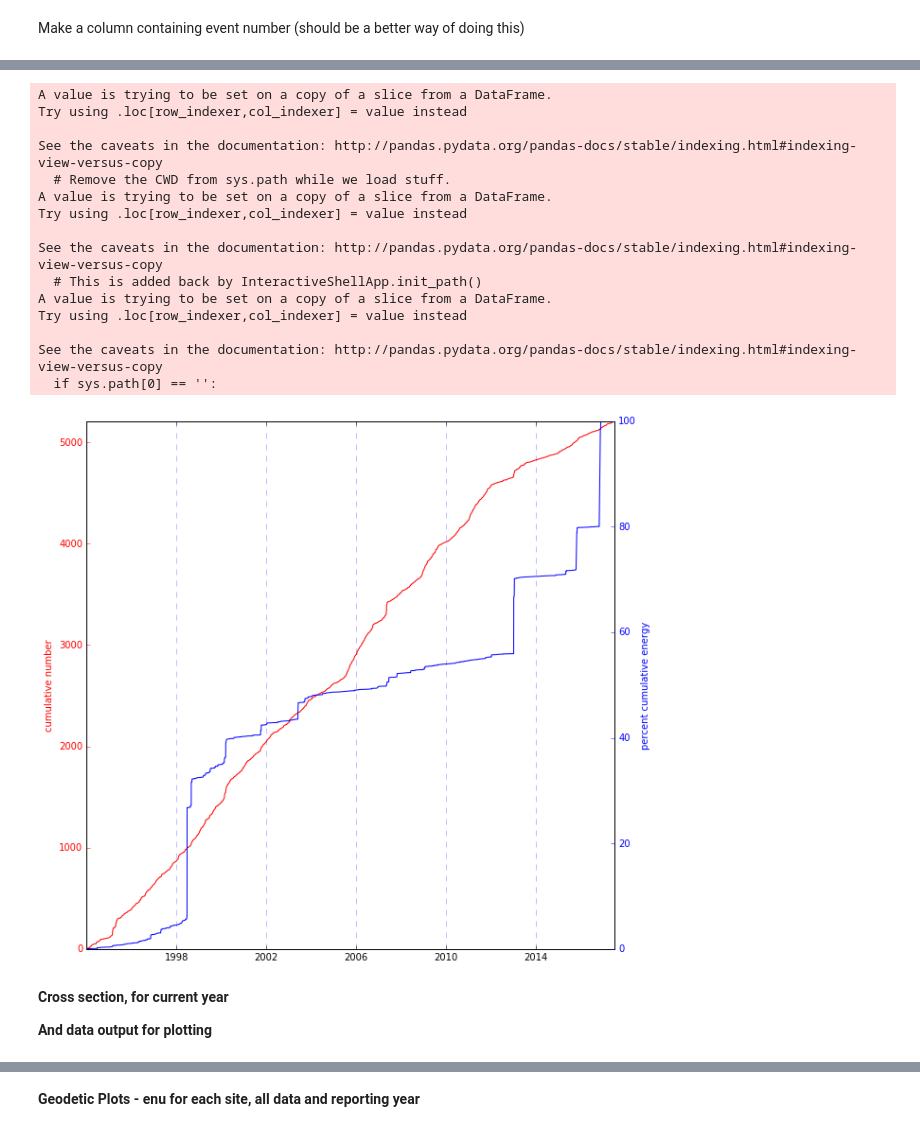
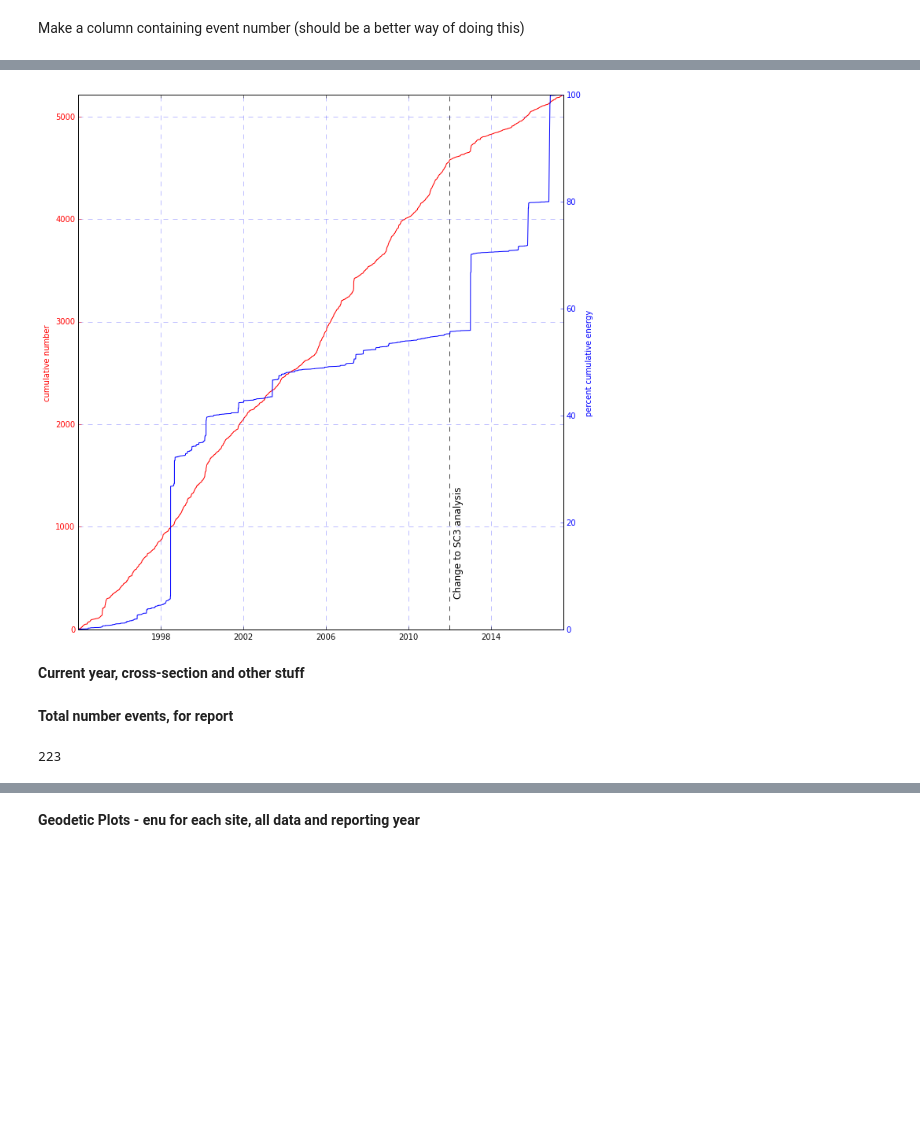
Before and after one commit to rumachan/iPythonNotebooks, a Jupyter notebook: taranaki_trc_report.ipynb, the cells around one changed output, grey strips where cells are left out. Saved outputs shown, nothing was run; the diff lists cells and outputs as text; code cells hidden in the pictures; blank space fills up the shorter version.

```diff
--- a/taranaki_trc_report.ipynb
+++ b/taranaki_trc_report.ipynb
@@ -89,39 +292,27 @@ nmax = eqs50['evnum'].iloc[-1]
 # %%
 fig = plt.figure(figsize=(10,10))
 ax = fig.add_subplot(111)
 plt.plot(eqs50['evnum'], color='red')
 ax.set_ylim([0,nmax])
+#mark change to Sc3 analysis
+ax.axvline(x='2012-01-01', color='black', linestyle='--', alpha=0.7)
+ax.text('2012-03-01', 300, 'Change to SC3 analysis', verticalalignment='bottom', horizontalalignment='left', rotation='vertical', fontsize=12)
 ax.tick_params(axis='y', colors='red')
 ax.set_ylabel('cumulative number', color = 'red')
 ax.xaxis.grid(b=True, which='major', color='b', linestyle='--', alpha=0.5)
+ax.yaxis.grid(b=True, which='major', color='b', linestyle='--', alpha=0.5)
 
 ax2= ax.twinx()
 eqs50['energy'] = pow(10,(1.44 * eqs50[' magnitude'] + 5.24))
 eqs50['cumeng'] = eqs50['energy'].cumsum()
 eqs50['cumeng'] = 100 * eqs50['cumeng'] / eqs50['cumeng'].max()
 ax2.plot(eqs50['cumeng'], color='blue', marker='None')
 ax2.tick_params(axis='y', colors='blue')
 ax2.set_ylabel('percent cumulative energy', color = 'blue')
+plt.tight_layout()
 fig.savefig('taranaki_cumulative.png', dpi=200)
 # %% [output]
-A value is trying to be set on a copy of a slice from a DataFrame.
-Try using .loc[row_indexer,col_indexer] = value instead
-
-See the caveats in the documentation: http://pandas.pydata.org/pandas-docs/stable/indexing.html#indexing-view-versus-copy
-  # Remove the CWD from sys.path while we load stuff.
-A value is trying to be set on a copy of a slice from a DataFrame.
-Try using .loc[row_indexer,col_indexer] = value instead
-
-See the caveats in the documentation: http://pandas.pydata.org/pandas-docs/stable/indexing.html#indexing-view-versus-copy
-  # This is added back by InteractiveShellApp.init_path()
-A value is trying to be set on a copy of a slice from a DataFrame.
-Try using .loc[row_indexer,col_indexer] = value instead
-
-See the caveats in the documentation: http://pandas.pydata.org/pandas-docs/stable/indexing.html#indexing-view-versus-copy
-  if sys.path[0] == '':
-[figure, old version]
+[figure, new version]
-# %% [markdown]
-**Cross section, for current year**
-
-**And data output for plotting**
+# %% [markdown]
+**Current year, cross-section and other stuff**
 # %%
@@ -132,3 +322,9 @@ eqs.to_csv('eqs_year.csv', index=False)
+# %% [markdown]
+**Total number events, for report**
+# %%
+len(eqs.index)
+# %% [output]
+223
 # %%
 #select eqs in depth range and latitude range
 eqs50 = eqs[eqs[' depth']<50]
```
Also changed, not shown: parts of 40 cells of this notebook.
